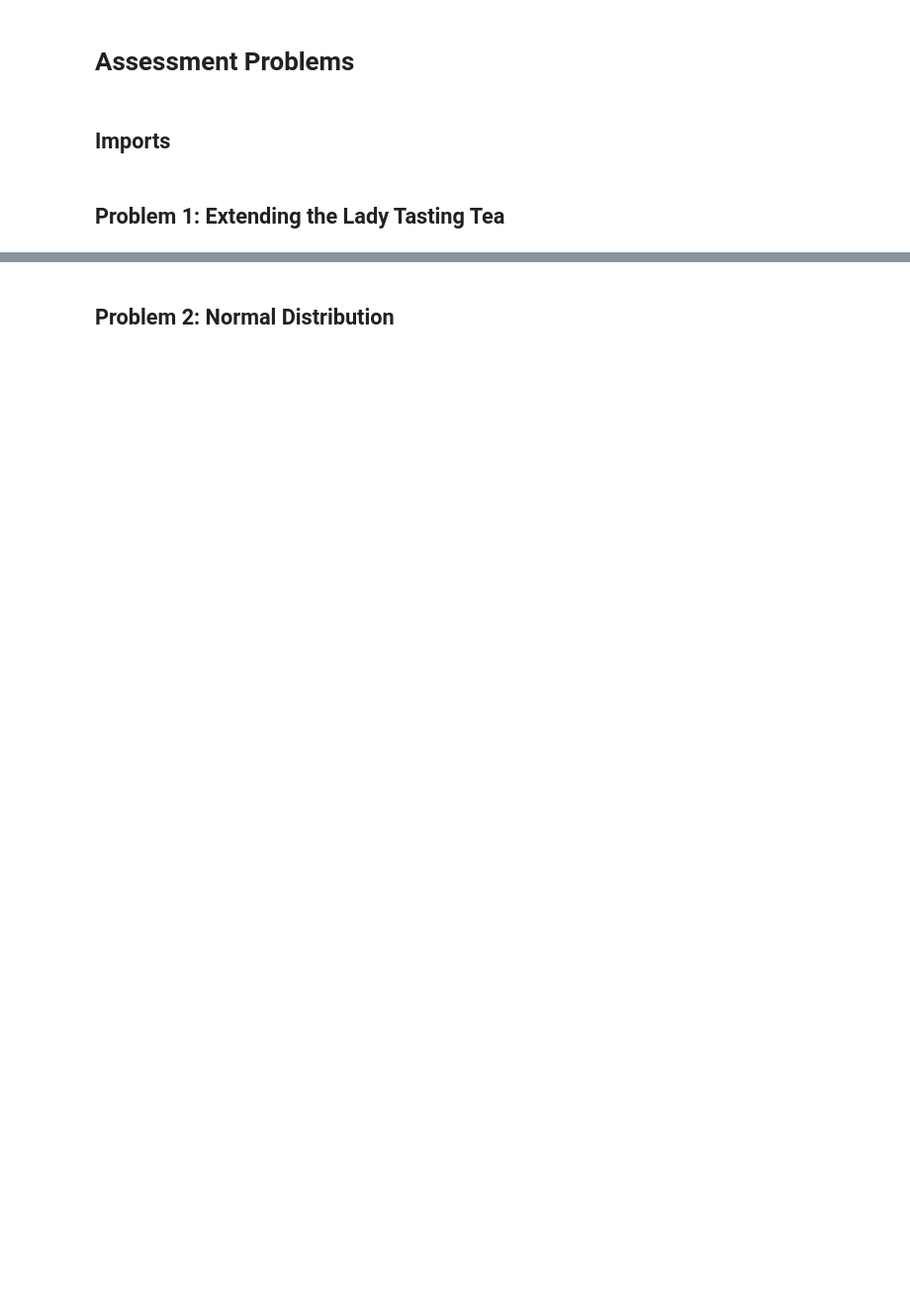
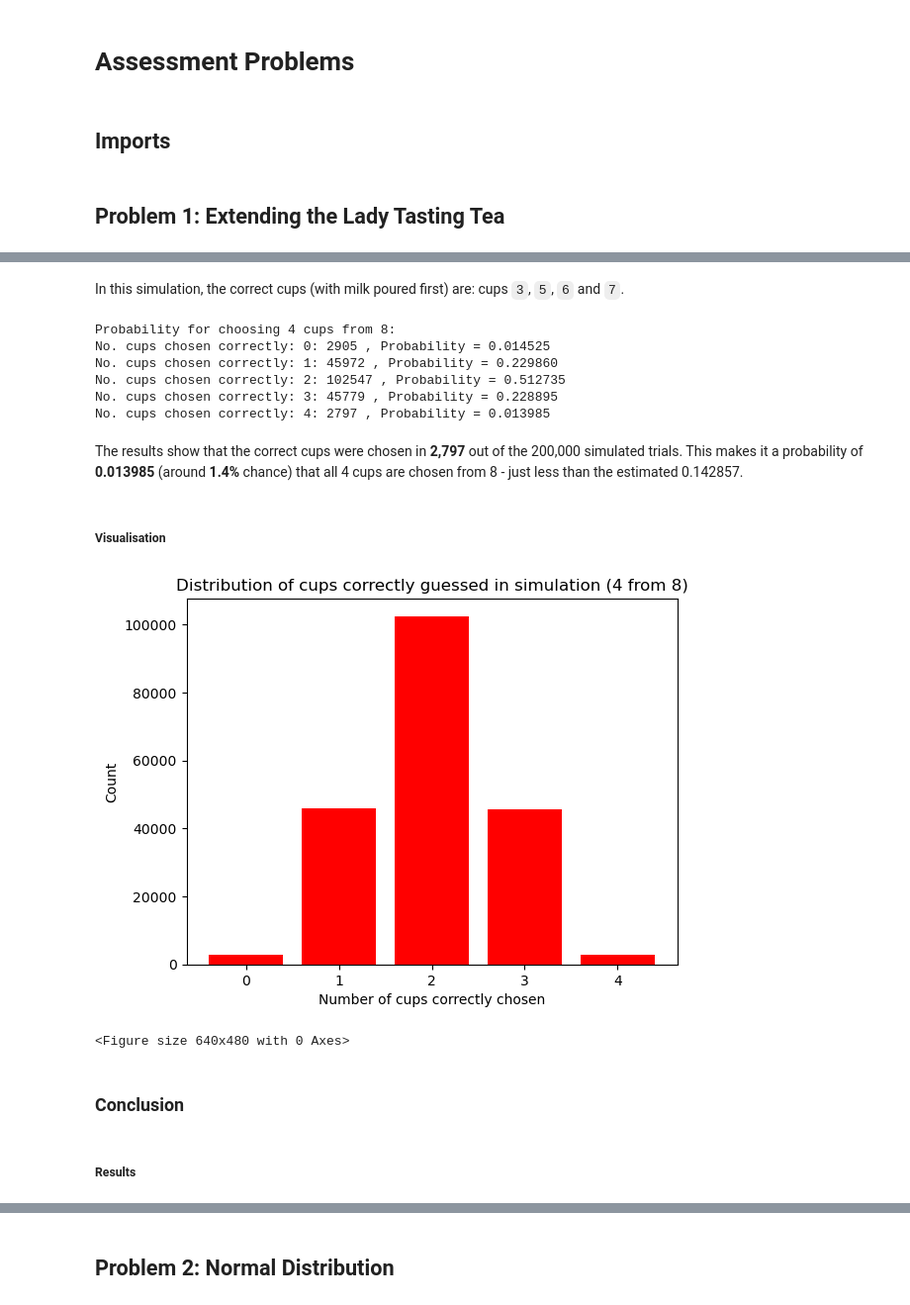
Before and after one commit to zoeharlowe/applied-statistics-assessment, a Jupyter notebook: problems.ipynb, the cells around one changed output, grey strips where cells are left out. Shown at 99% size. Cells and saved outputs as stored; diff of their text form; code cells hidden in the pictures; blank space fills up the shorter version.

```diff
--- a/problems.ipynb
+++ b/problems.ipynb
@@ -49,0 +176,11 @@ labels
+# %%
+# Create new variables for 8-cup experiment
+no_cups_new = 8
+no_cups_milk_first_new = 4
+no_cups_tea_first_new = 4
+
+# Number of ways of selecting 4 cups from 8
+ways = math.comb(no_cups_new, no_cups_milk_first_new)
+
+# Show.
+ways
@@ -49,0 +229,53 @@ labels
+# %% [markdown]
+In this simulation, the correct cups (with milk poured first) are: cups `3`, `5`, `6` and `7`.
+# %%
+# Set number of trials
+trials = 200000
+
+# Set random seed
+np.random.seed(45)
+
+# Create counter
+counts_sim = collections.Counter()
+
+# Loop for each trial
+for trial in range(trials):
+    guess = np.random.choice(no_cups_new, size=no_cups_milk_first_new, replace=False)  # no repeats
+    correct = len(set(guess).intersection(milk_first_new))
+    counts_sim[correct] += 1
+
+print("Probability for choosing 4 cups from 8:")
+for k in range(0, no_cups_milk_first_new+1):
+    c = counts_sim.get(k, 0)
+    print(f"No. cups chosen correctly: {k}: {c} , Probability = {c/trials:.6f}")
+# %% [output]
+Probability for choosing 4 cups from 8:
+No. cups chosen correctly: 0: 2905 , Probability = 0.014525
+No. cups chosen correctly: 1: 45972 , Probability = 0.229860
+No. cups chosen correctly: 2: 102547 , Probability = 0.512735
+No. cups chosen correctly: 3: 45779 , Probability = 0.228895
+No. cups chosen correctly: 4: 2797 , Probability = 0.013985
+# %% [markdown]
+The results show that the correct cups were chosen in **2,797** out of the 200,000 simulated trials. This makes it a probability of **0.013985** (around **1.4%** chance) that all 4 cups are chosen from 8 - just less than the estimated 0.142857.
+# %% [markdown]
+##### Visualisation
+# %%
+# Extract keys (k) and counts (c)
+k = sorted(counts_sim.keys())
+c = [counts_sim[i] for i in k]
+
+# Plot bar chart
+plt.bar(k, c, color="red")
+plt.xlabel("Number of cups correctly chosen")
+plt.ylabel("Count")
+plt.title("Distribution of cups correctly guessed in simulation (4 from 8)")
+plt.xticks(k)
+plt.show()
+plt.savefig("4from8.png")
+# %% [output]
+[figure, added]
+<Figure size 640x480 with 0 Axes>
+# %% [markdown]
+### Conclusion
+# %% [markdown]
+##### Results
```
Also changed, not shown: parts of 39 cells of this notebook, 2 other files.
